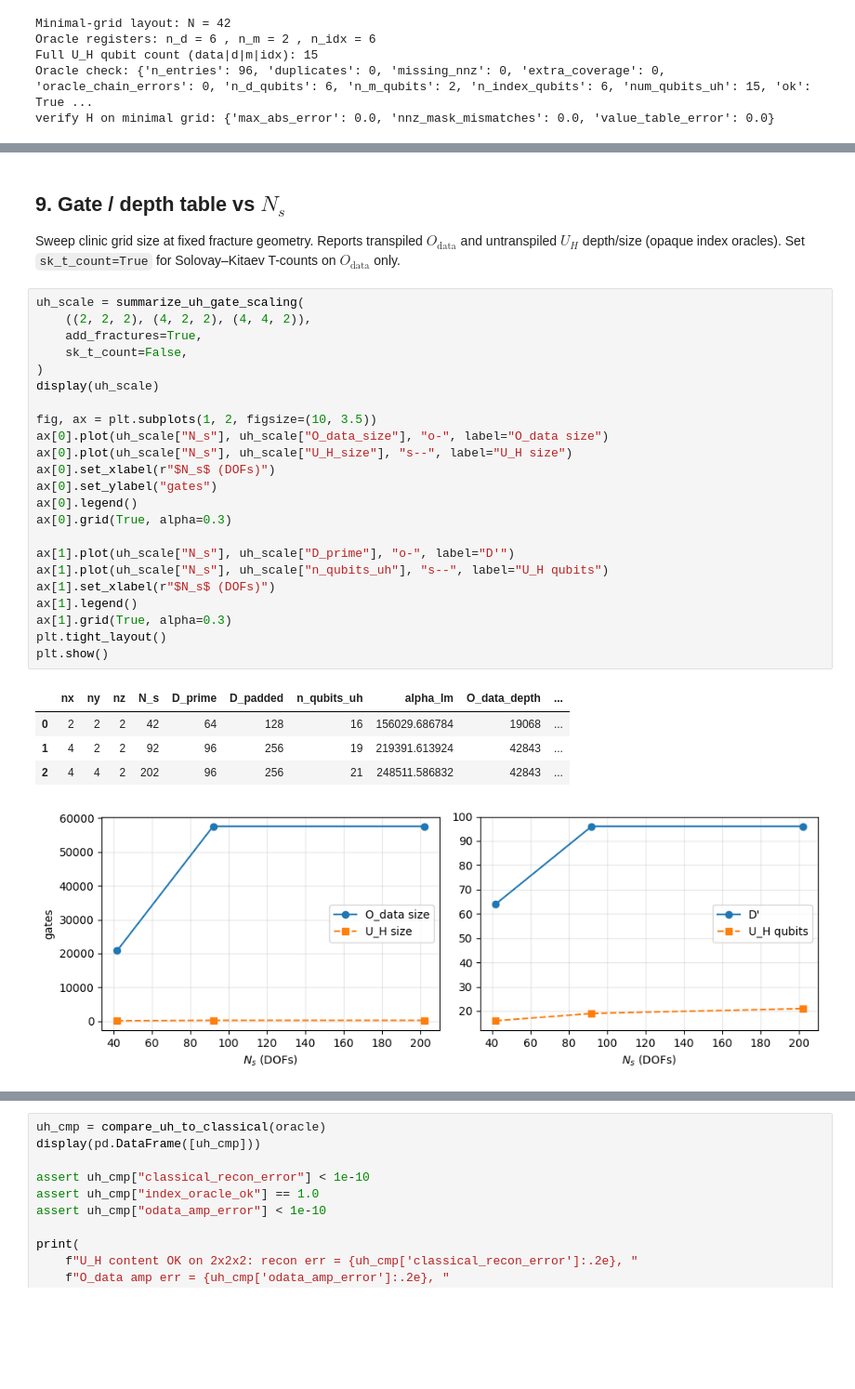
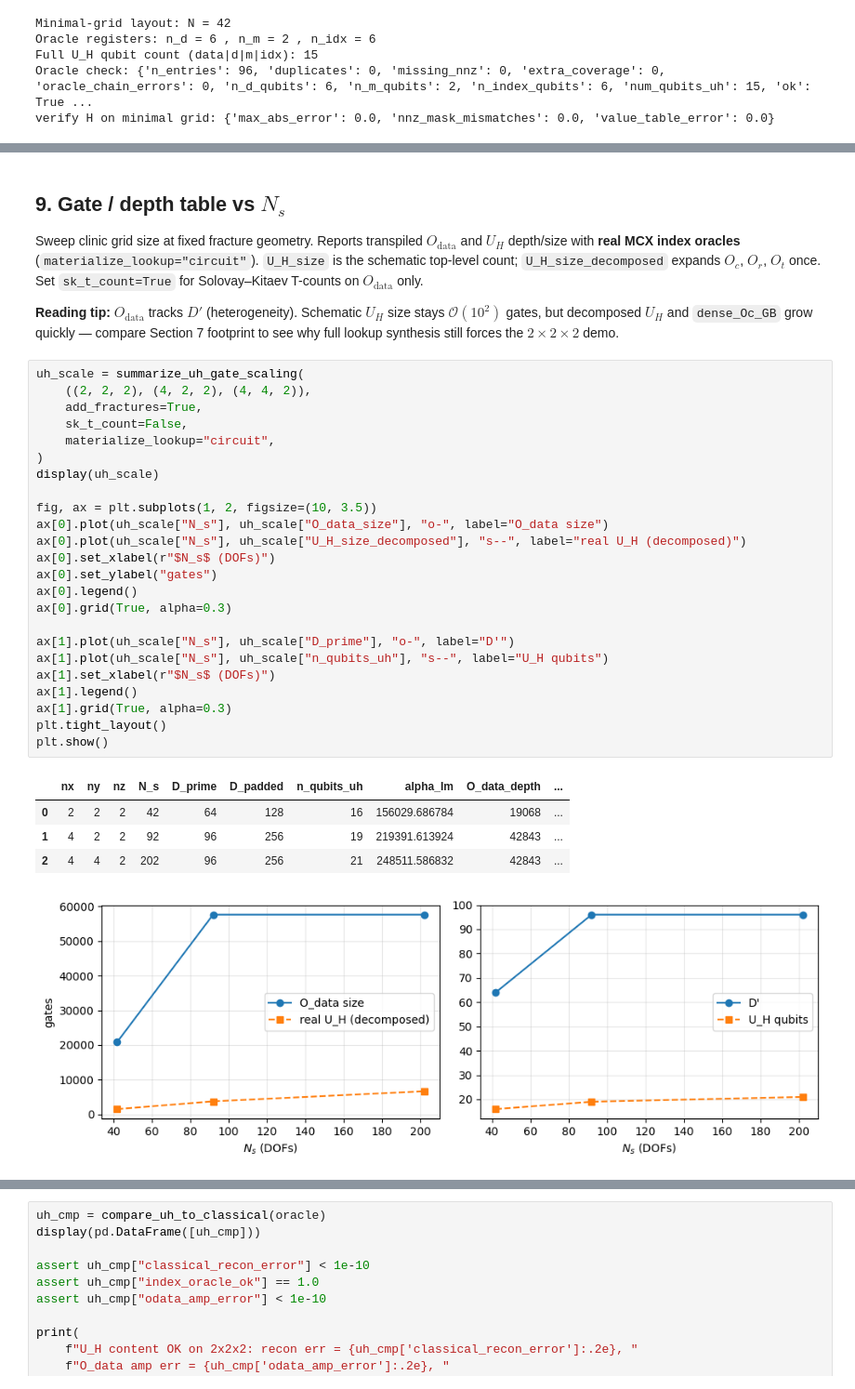
Before and after one commit to krokabobs/3D-Elastic-Wave-Equation-Hamiltonian-Simulation, a Jupyter notebook: block_encoding_hamiltonian_2d.ipynb, the cells around one changed output, grey strips where cells are left out. Shown at 93% size. Cells and saved outputs as stored; diff of their text form; blank space fills up the shorter version.

```diff
--- a/block_encoding_hamiltonian_2d.ipynb
+++ b/block_encoding_hamiltonian_2d.ipynb
@@ -502,33 +715,36 @@ O_data transpiled counts:
 # %% [markdown]
 ## 9. Gate / depth table vs $N_s$
 
-Sweep clinic grid size at fixed fracture geometry. Reports transpiled $O_{\mathrm{data}}$ and untranspiled $U_H$ depth/size (opaque index oracles). Set `sk_t_count=True` for Solovay–Kitaev T-counts on $O_{\mathrm{data}}$ only.
+Sweep clinic grid size at fixed fracture geometry. Reports transpiled $O_{\mathrm{data}}$ and $U_H$ depth/size with **real MCX index oracles** (`materialize_lookup="circuit"`). `U_H_size` is the schematic top-level count; `U_H_size_decomposed` expands $O_c$, $O_r$, $O_t$ once. Set `sk_t_count=True` for Solovay–Kitaev T-counts on $O_{\mathrm{data}}$ only.
+
+**Reading tip:** $O_{\mathrm{data}}$ tracks $D'$ (heterogeneity). Schematic $U_H$ size stays $\mathcal{O}(10^2)$ gates, but decomposed $U_H$ and `dense_Oc_GB` grow quickly — compare Section 7 footprint to see why full lookup synthesis still forces the $2\times2\times2$ demo.
 # %%
 uh_scale = summarize_uh_gate_scaling(
     ((2, 2, 2), (4, 2, 2), (4, 4, 2)),
     add_fractures=True,
     sk_t_count=False,
+    materialize_lookup="circuit",
 )
 display(uh_scale)
 
 fig, ax = plt.subplots(1, 2, figsize=(10, 3.5))
 ax[0].plot(uh_scale["N_s"], uh_scale["O_data_size"], "o-", label="O_data size")
-ax[0].plot(uh_scale["N_s"], uh_scale["U_H_size"], "s--", label="U_H size")
+ax[0].plot(uh_scale["N_s"], uh_scale["U_H_size_decomposed"], "s--", label="real U_H (decomposed)")
 ax[0].set_xlabel(r"$N_s$ (DOFs)")
 ax[0].set_ylabel("gates")
 ax[0].legend()
 ax[0].grid(True, alpha=0.3)
 
 ax[1].plot(uh_scale["N_s"], uh_scale["D_prime"], "o-", label="D'")
 ax[1].plot(uh_scale["N_s"], uh_scale["n_qubits_uh"], "s--", label="U_H qubits")
 ax[1].set_xlabel(r"$N_s$ (DOFs)")
 ax[1].legend()
 ax[1].grid(True, alpha=0.3)
 plt.tight_layout()
 plt.show()
 # %% [output]
 |  | nx | ny | nz | N_s | D_prime | D_padded | n_qubits_uh | alpha_Im | O_data_depth | ... |
 | 0 | 2 | 2 | 2 | 42 | 64 | 128 | 16 | 156029.686784 | 19068 | ... |
 | 1 | 4 | 2 | 2 | 92 | 96 | 256 | 19 | 219391.613924 | 42843 | ... |
 | 2 | 4 | 4 | 2 | 202 | 96 | 256 | 21 | 248511.586832 | 42843 | ... |
-[figure, old version]
+[figure, new version]
```
Also changed, not shown: parts of 16 cells of this notebook, 1 other file.
